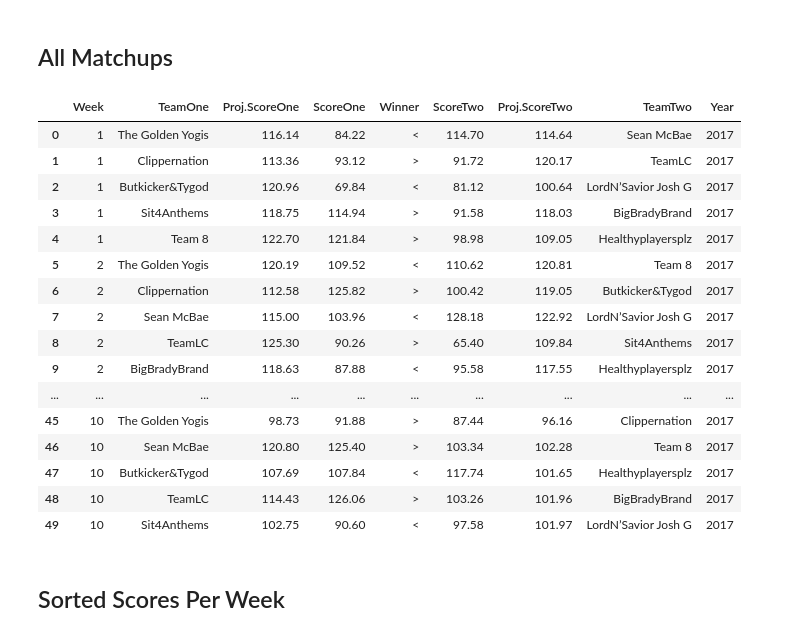
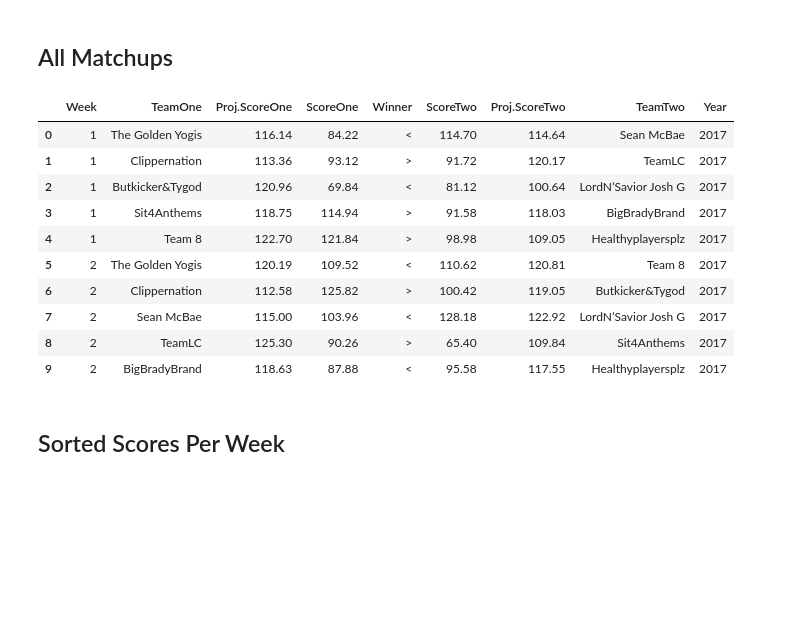
Before and after one commit to lchu122/Yahoo-Fantasy-Football-Project, a Jupyter notebook: Tracy_Bowl_2017.ipynb, the cells around one changed output. Cells and saved outputs as stored; diff of their text form; code cells hidden in the pictures; blank space fills up the shorter version.

```diff
--- a/Tracy_Bowl_2017.ipynb
+++ b/Tracy_Bowl_2017.ipynb
@@ -13,25 +13,19 @@ weeks_elapsed = 10
 # %% [markdown]
 ## All Matchups
 # %%
-matchups
+matchups.head(10)
 # %% [output]
 |  | Week | TeamOne | Proj.ScoreOne | ScoreOne | Winner | ScoreTwo | Proj.ScoreTwo | TeamTwo | Year |
 | 0 | 1 | The Golden Yogis | 116.14 | 84.22 | < | 114.70 | 114.64 | Sean McBae | 2017 |
 | 1 | 1 | Clippernation | 113.36 | 93.12 | > | 91.72 | 120.17 | TeamLC | 2017 |
 | 2 | 1 | Butkicker&Tygod | 120.96 | 69.84 | < | 81.12 | 100.64 | LordN’Savior Josh G | 2017 |
 | 3 | 1 | Sit4Anthems | 118.75 | 114.94 | > | 91.58 | 118.03 | BigBradyBrand | 2017 |
 | 4 | 1 | Team 8 | 122.70 | 121.84 | > | 98.98 | 109.05 | Healthyplayersplz | 2017 |
 | 5 | 2 | The Golden Yogis | 120.19 | 109.52 | < | 110.62 | 120.81 | Team 8 | 2017 |
 | 6 | 2 | Clippernation | 112.58 | 125.82 | > | 100.42 | 119.05 | Butkicker&Tygod | 2017 |
 | 7 | 2 | Sean McBae | 115.00 | 103.96 | < | 128.18 | 122.92 | LordN’Savior Josh G | 2017 |
 | 8 | 2 | TeamLC | 125.30 | 90.26 | > | 65.40 | 109.84 | Sit4Anthems | 2017 |
 | 9 | 2 | BigBradyBrand | 118.63 | 87.88 | < | 95.58 | 117.55 | Healthyplayersplz | 2017 |
-| ... | ... | ... | ... | ... | ... | ... | ... | ... | ... |
-| 45 | 10 | The Golden Yogis | 98.73 | 91.88 | > | 87.44 | 96.16 | Clippernation | 2017 |
-| 46 | 10 | Sean McBae | 120.80 | 125.40 | > | 103.34 | 102.28 | Team 8 | 2017 |
-| 47 | 10 | Butkicker&Tygod | 107.69 | 107.84 | < | 117.74 | 101.65 | Healthyplayersplz | 2017 |
-| 48 | 10 | TeamLC | 114.43 | 126.06 | > | 103.26 | 101.96 | BigBradyBrand | 2017 |
-| 49 | 10 | Sit4Anthems | 102.75 | 90.60 | < | 97.58 | 101.97 | LordN’Savior Josh G | 2017 |
 # %%
 # sort by score per week
 matchups_stacked = pd.DataFrame()
```
Also changed, not shown: parts of 10 cells of this notebook.
